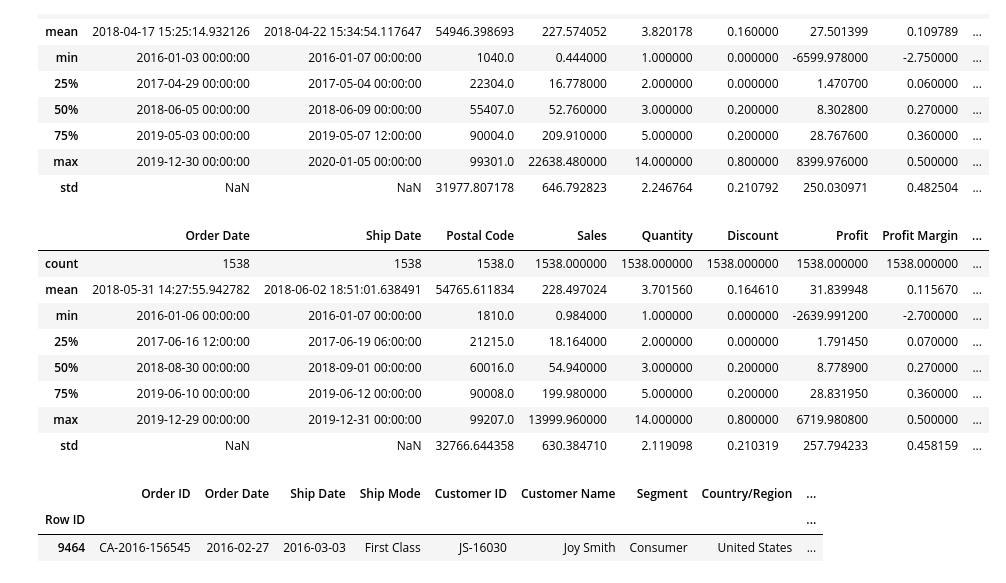
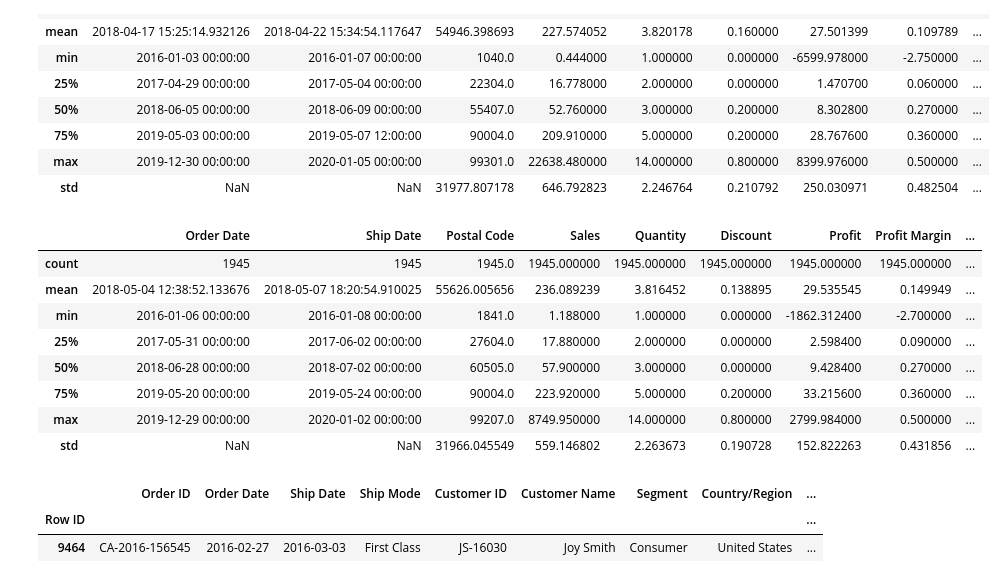
Before and after one commit to 00carter/Mini-Project-1, a Jupyter notebook: documentation/superstore_eda_&_statistical_analysis_doc.ipynb, the cells around one changed output. Drawn from its saved outputs; the diff is of its cells as text; code cells hidden in the pictures.

```diff
--- a/documentation/superstore_eda_&_statistical_analysis_doc.ipynb
+++ b/documentation/superstore_eda_&_statistical_analysis_doc.ipynb
@@ -221,23 +221,23 @@ standard_class_shipping.describe()
 # %%
 """
 Second Class
 -Shipping takes 1 to 5 days
 
 Data looks fine overall
 """
 
-first_class_shipping = df[df["Ship Mode"] == "First Class"]
-first_class_shipping.describe()
+second_class_shipping = df[df["Ship Mode"] == "Second Class"]
+second_class_shipping.describe()
 # %% [output]
 |  | Order Date | Ship Date | Postal Code | Sales | Quantity | Discount | Profit | Profit Margin | ... |
-| count | 1538 | 1538 | 1538.0 | 1538.000000 | 1538.000000 | 1538.000000 | 1538.000000 | 1538.000000 | ... |
-| mean | 2018-05-31 14:27:55.942782 | 2018-06-02 18:51:01.638491 | 54765.611834 | 228.497024 | 3.701560 | 0.164610 | 31.839948 | 0.115670 | ... |
-| min | 2016-01-06 00:00:00 | 2016-01-07 00:00:00 | 1810.0 | 0.984000 | 1.000000 | 0.000000 | -2639.991200 | -2.700000 | ... |
-| 25% | 2017-06-16 12:00:00 | 2017-06-19 06:00:00 | 21215.0 | 18.164000 | 2.000000 | 0.000000 | 1.791450 | 0.070000 | ... |
-| 50% | 2018-08-30 00:00:00 | 2018-09-01 00:00:00 | 60016.0 | 54.940000 | 3.000000 | 0.200000 | 8.778900 | 0.270000 | ... |
-| 75% | 2019-06-10 00:00:00 | 2019-06-12 00:00:00 | 90008.0 | 199.980000 | 5.000000 | 0.200000 | 28.831950 | 0.360000 | ... |
-| max | 2019-12-29 00:00:00 | 2019-12-31 00:00:00 | 99207.0 | 13999.960000 | 14.000000 | 0.800000 | 6719.980800 | 0.500000 | ... |
-| std | NaN | NaN | 32766.644358 | 630.384710 | 2.119098 | 0.210319 | 257.794233 | 0.458159 | ... |
+| count | 1945 | 1945 | 1945.0 | 1945.000000 | 1945.000000 | 1945.000000 | 1945.000000 | 1945.000000 | ... |
+| mean | 2018-05-04 12:38:52.133676 | 2018-05-07 18:20:54.910025 | 55626.005656 | 236.089239 | 3.816452 | 0.138895 | 29.535545 | 0.149949 | ... |
+| min | 2016-01-06 00:00:00 | 2016-01-08 00:00:00 | 1841.0 | 1.188000 | 1.000000 | 0.000000 | -1862.312400 | -2.700000 | ... |
+| 25% | 2017-05-31 00:00:00 | 2017-06-02 00:00:00 | 27604.0 | 17.880000 | 2.000000 | 0.000000 | 2.598400 | 0.090000 | ... |
+| 50% | 2018-06-28 00:00:00 | 2018-07-02 00:00:00 | 60505.0 | 57.900000 | 3.000000 | 0.000000 | 9.428400 | 0.270000 | ... |
+| 75% | 2019-05-20 00:00:00 | 2019-05-24 00:00:00 | 90004.0 | 223.920000 | 5.000000 | 0.200000 | 33.215600 | 0.360000 | ... |
+| max | 2019-12-29 00:00:00 | 2020-01-02 00:00:00 | 99207.0 | 8749.950000 | 14.000000 | 0.800000 | 2799.984000 | 0.500000 | ... |
+| std | NaN | NaN | 31966.045549 | 559.146802 | 2.263673 | 0.190728 | 152.822263 | 0.431856 | ... |
 # %%
 """
 First Class
```
Also changed, not shown: parts of 8 cells of this notebook, 5 other files.
